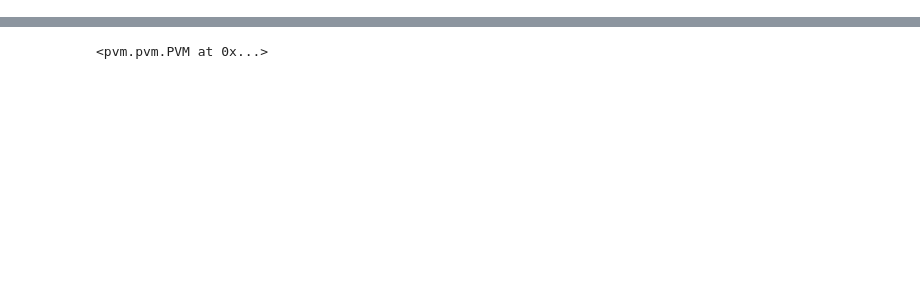
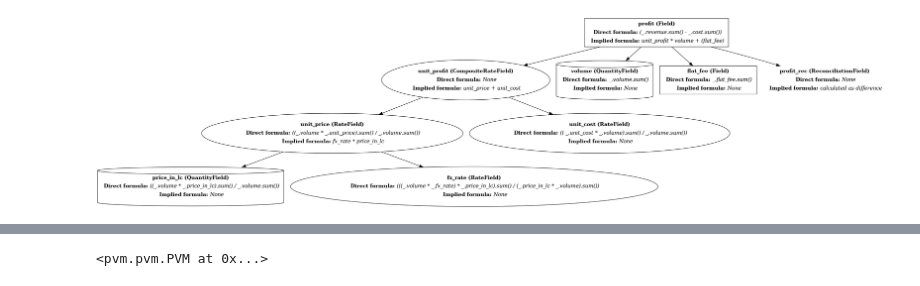
Before and after one commit to kamicollo/pvm, a Jupyter notebook: wip.ipynb, the cells around one changed output, grey strips where cells are left out. Saved outputs shown, nothing was run; the diff lists cells and outputs as text; code cells hidden in the pictures; blank space fills up the shorter version.

```diff
--- a/wip.ipynb
+++ b/wip.ipynb
@@ -40,7 +41,7 @@ price = RateField(
     ],
 )
 
-revenue = Field(
+revenue_graph = Field(
     "revenue",
     definition=_.revenue.sum(),
     reconcile=False,
@@ -54,7 +55,7 @@ revenue = Field(
     ],
 )
 
-cost = Field(
+cost_graph = Field(
     "cost",
     definition=-_.cost.sum(),
     reconcile=False,
@@ -82,0 +131,17 @@ cost = Field(
+# %%
+composite_rate = CompositeRateField(
+    "unit_profit",
+    components=[
+        revenue_graph.rate,
+        cost_graph.rate,
+    ],
+)
+
+other_components = revenue_graph.other_components + cost_graph.other_components
+components = [composite_rate, revenue_graph.quantity] + other_components
+
+composite_profit_graph = Field(
+    "profit",
+    definition=_.revenue.sum() - _.cost.sum(),
+    components=components,
+)
@@ -82,0 +187,10 @@ cost = Field(
+# %%
+s = composite_profit_graph.to_dot_graph()
+from IPython.display import Image
+
+A = pgv.AGraph(string=s)
+# A.layout()
+A.draw("/tmp/graph.png", prog="dot")
+Image(filename="/tmp/graph.png")
+# %% [output]
+[figure, added]
```
Also changed, not shown: parts of 12 cells of this notebook, 4 other files.
